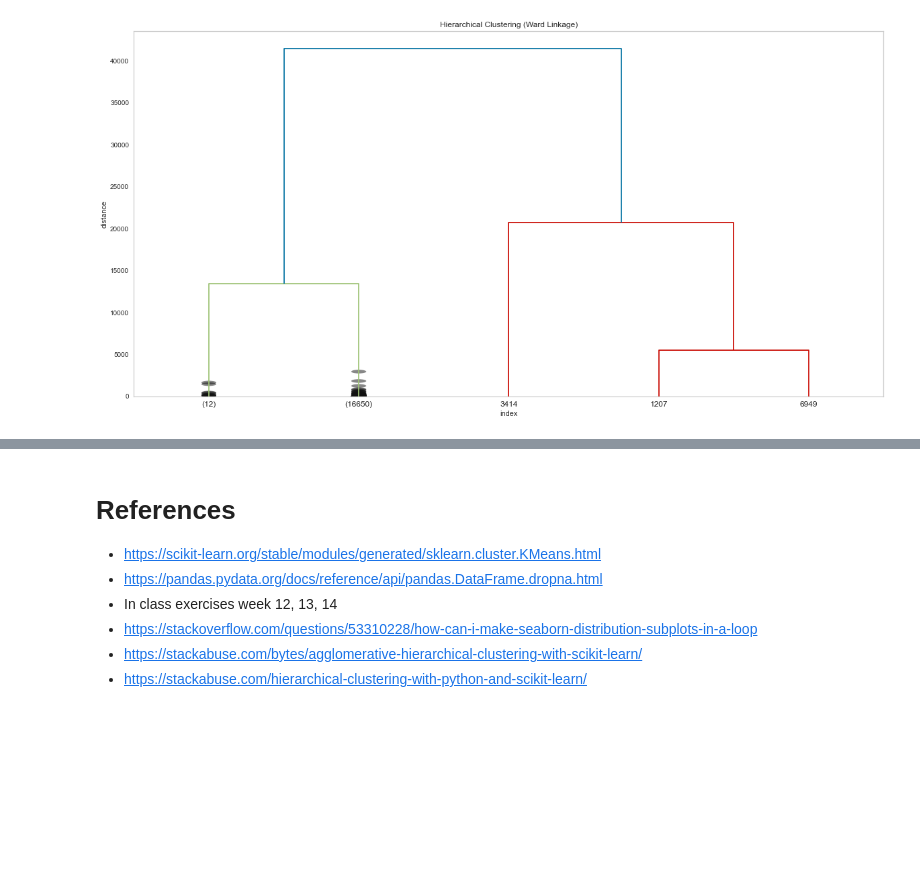
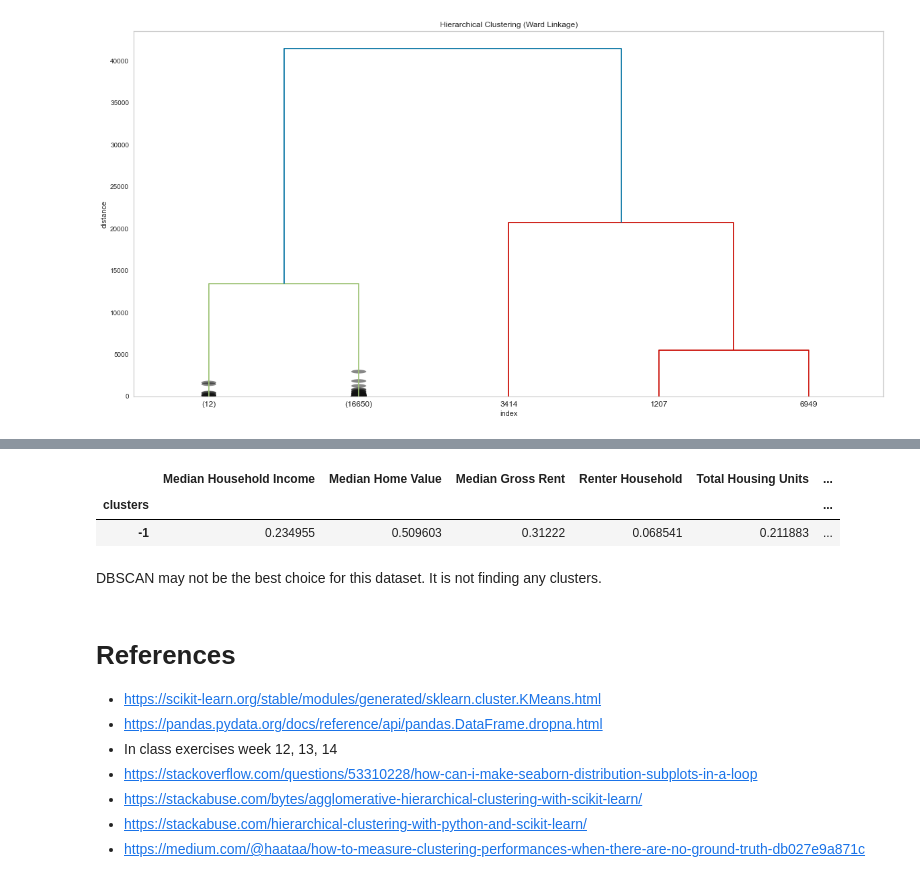
Before and after one commit to colton-lapp/DemographicChange, a Jupyter notebook: Q3.ipynb, the cells around one changed output, grey strips where cells are left out. Cells and saved outputs as stored; diff of their text form; code cells hidden in the pictures; blank space fills up the shorter version.

```diff
--- a/Q3.ipynb
+++ b/Q3.ipynb
@@ -331,3 +372,30 @@ print("Silhouette score:", silhouette_avg)
+# %%
+# min_samples = range(15,31)
+# eps = np.arange(0.01, 0.15, 0.001)
+# res = []
+
+# for i in min_samples:
+#     for j in eps:
+#         dbscan = DBSCAN(min_samples=i, eps=j)
+#         clusters = dbscan.fit_predict(X_RS)
+#         score = silhouette_score(X_RS, clusters)
+#         res.append((i, j, score))
+# Results: cannot find a good combination of parameters for DBSCAN because no clusters are found
+
+dbscan = DBSCAN(min_samples=15, eps=0.01)
+clusters = dbscan.fit_predict(X_RS)
+# %%
+X_db = X_RS.copy()
+X_db['clusters'] = clusters
+# %%
+# Check the average values of each cluster
+X_db.groupby('clusters').mean()
+# %% [output]
+|  | Median Household Income | Median Home Value | Median Gross Rent | Renter Household | Total Housing Units | ... |
+| clusters |  |  |  |  |  | ... |
+| -1 | 0.234955 | 0.509603 | 0.31222 | 0.068541 | 0.211883 | ... |
+# %% [markdown]
+DBSCAN may not be the best choice for this dataset. It is not finding any clusters.
 # %% [markdown]
 # References
 - https://scikit-learn.org/stable/modules/generated/sklearn.cluster.KMeans.html
@@ -336,3 +404,4 @@ print("Silhouette score:", silhouette_avg)
 - https://stackoverflow.com/questions/53310228/how-can-i-make-seaborn-distribution-subplots-in-a-loop
 - https://stackabuse.com/bytes/agglomerative-hierarchical-clustering-with-scikit-learn/
 - https://stackabuse.com/hierarchical-clustering-with-python-and-scikit-learn/
+- https://medium.com/@haataa/how-to-measure-clustering-performances-when-there-are-no-ground-truth-db027e9a871c
```
Also changed, not shown: parts of 10 cells of this notebook.
